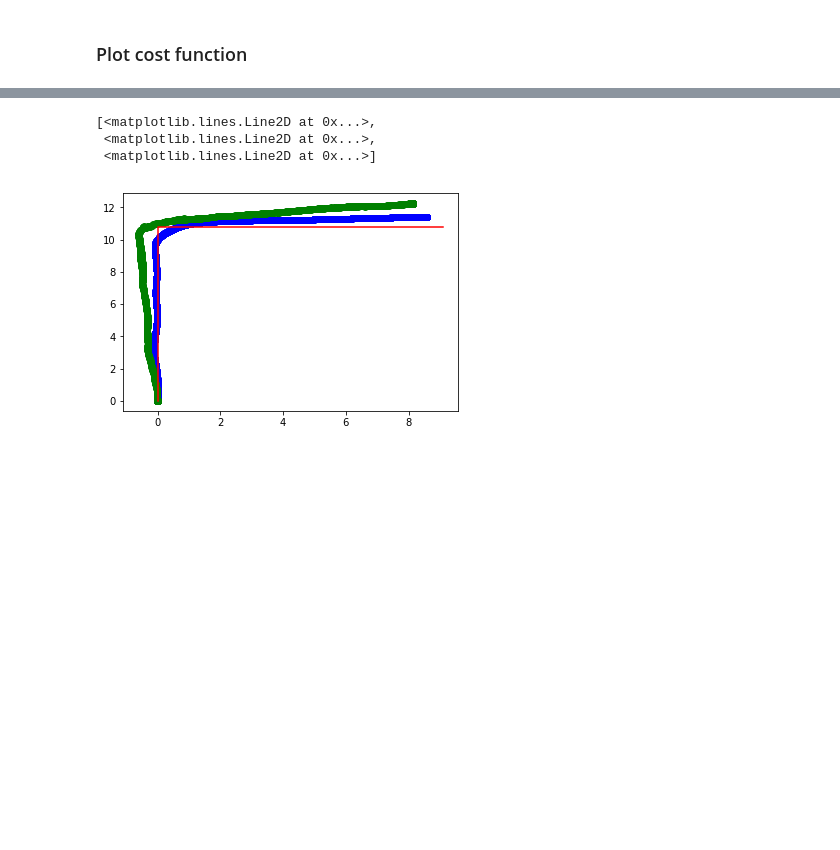
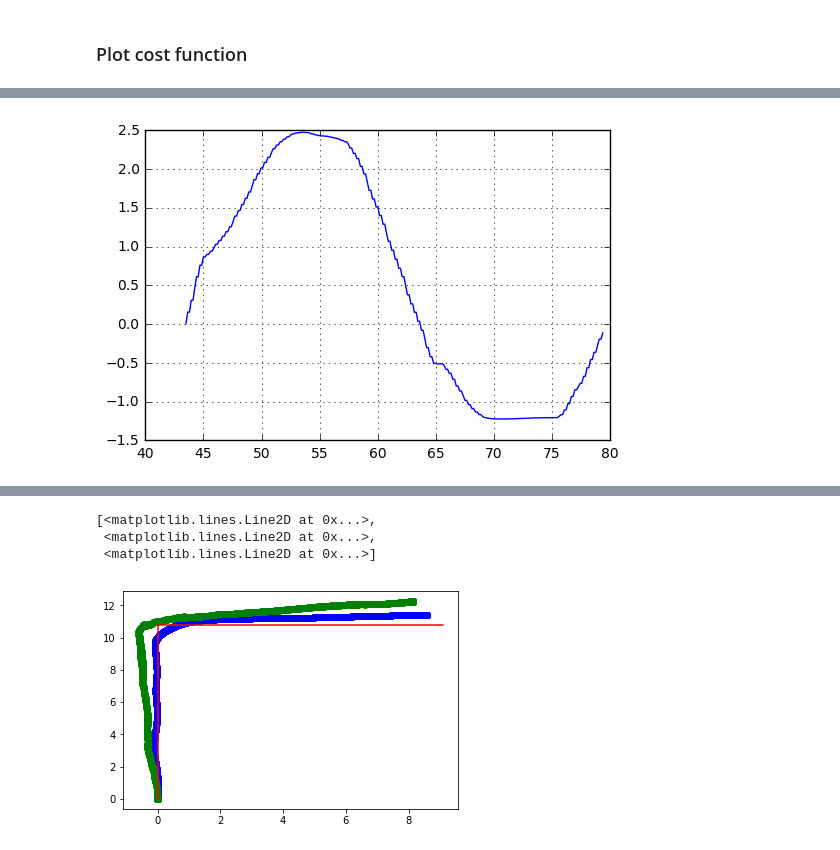
Before and after one commit to jdgalviss/mobile_robots_robust_control, a Jupyter notebook: catkin_ws/src/robust_control/measurements/simulation_plot.ipynb, the cells around one changed output, grey strips where cells are left out. Saved outputs shown, nothing was run; the diff lists cells and outputs as text; code cells hidden in the pictures; blank space fills up the shorter version.

```diff
--- a/catkin_ws/src/robust_control/measurements/simulation_plot.ipynb
+++ b/catkin_ws/src/robust_control/measurements/simulation_plot.ipynb
@@ -20,0 +117,8 @@ plt.plot(time, cost, 'b')
+# %%
+start = 290
+end = 530
+plt.plot(time_r[start:end], x_r[start:end])
+#plt.plot([79.7,79.7],[-2,2])
+plt.grid(True)
+# %% [output]
+[figure, added]
```
Also changed, not shown: parts of 22 cells of this notebook, 31 other files.
